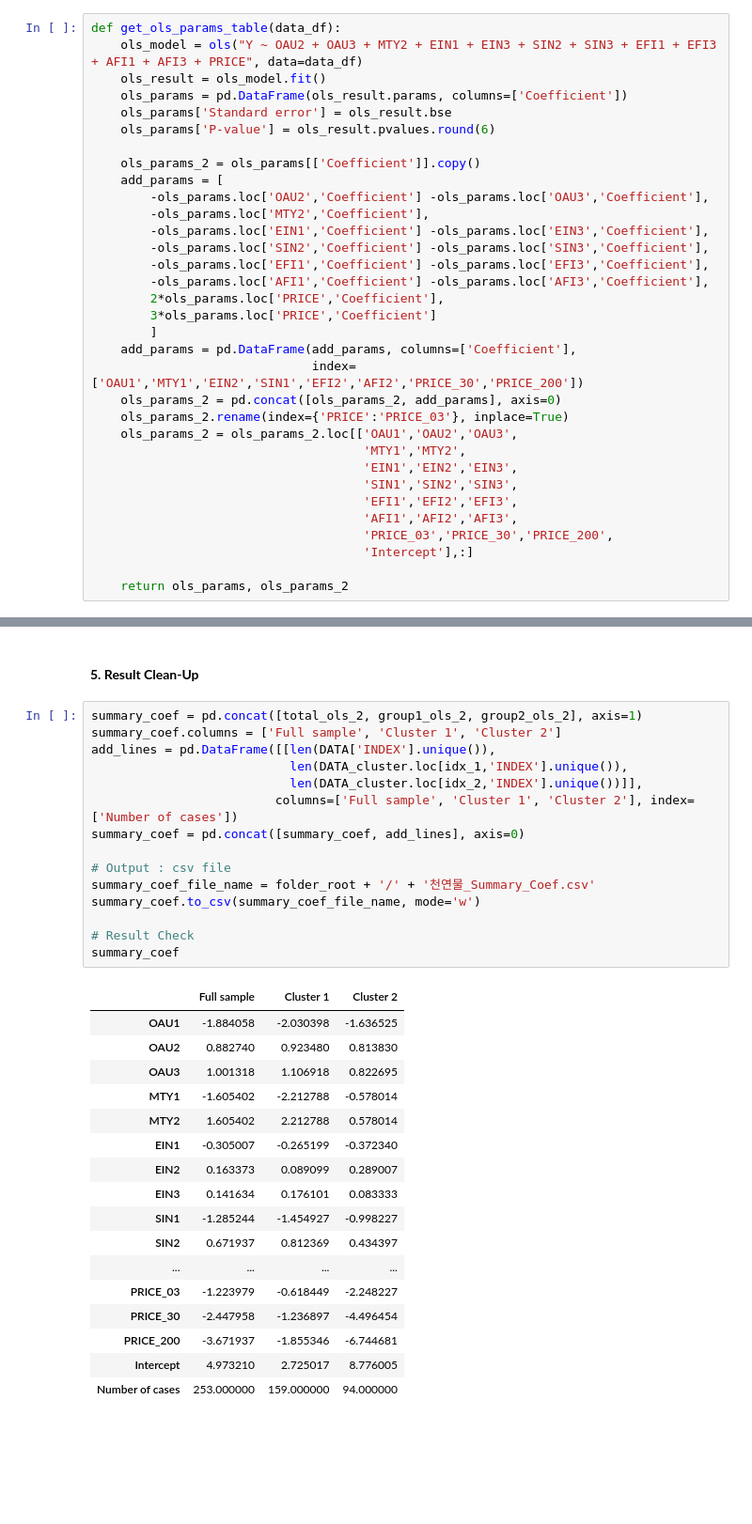
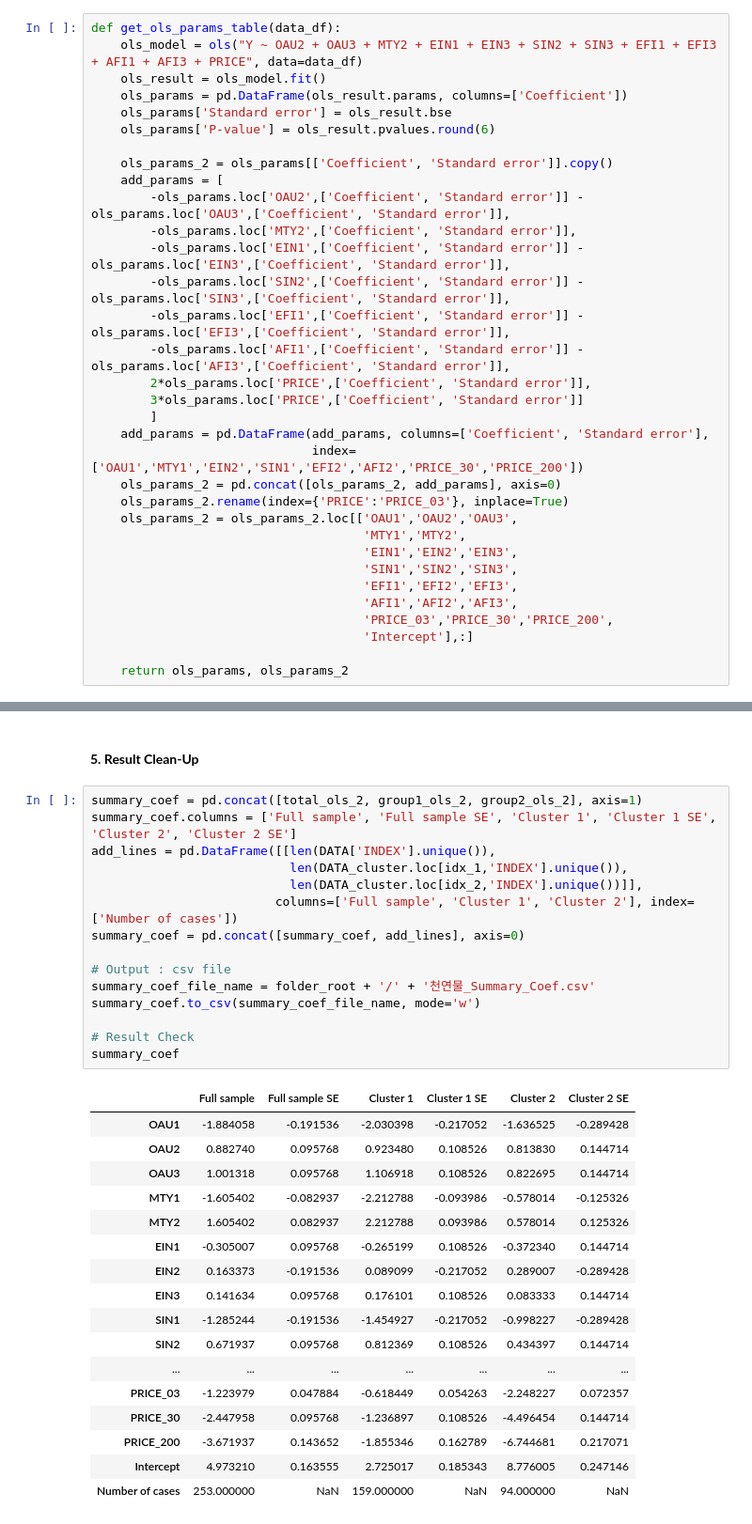
Before and after one commit to hyeondk/Bio-Economic-Value, a Jupyter notebook: 2. Analysis Code/2. Main Survey/5. 천연물 본설문_HB.ipynb, the cells around one changed output, grey strips where cells are left out. Shown at 94% size. Drawn from its saved outputs; the diff is of its cells as text; blank space fills up the shorter version.

Commit message:
Added SE value for the utility coefficient.

```diff
--- a/2. Analysis Code/2. Main Survey/5. 천연물 본설문_HB.ipynb
+++ b/2. Analysis Code/2. Main Survey/5. 천연물 본설문_HB.ipynb
@@ -81,18 +81,18 @@ def get_ols_params_table(data_df):
     ols_params['Standard error'] = ols_result.bse
     ols_params['P-value'] = ols_result.pvalues.round(6)
 
-    ols_params_2 = ols_params[['Coefficient']].copy()
+    ols_params_2 = ols_params[['Coefficient', 'Standard error']].copy()
     add_params = [
-        -ols_params.loc['OAU2','Coefficient'] -ols_params.loc['OAU3','Coefficient'],
-        -ols_params.loc['MTY2','Coefficient'],
-        -ols_params.loc['EIN1','Coefficient'] -ols_params.loc['EIN3','Coefficient'],
-        -ols_params.loc['SIN2','Coefficient'] -ols_params.loc['SIN3','Coefficient'],
-        -ols_params.loc['EFI1','Coefficient'] -ols_params.loc['EFI3','Coefficient'],
-        -ols_params.loc['AFI1','Coefficient'] -ols_params.loc['AFI3','Coefficient'],
-        2*ols_params.loc['PRICE','Coefficient'],
-        3*ols_params.loc['PRICE','Coefficient']
+        -ols_params.loc['OAU2',['Coefficient', 'Standard error']] -ols_params.loc['OAU3',['Coefficient', 'Standard error']],
+        -ols_params.loc['MTY2',['Coefficient', 'Standard error']],
+        -ols_params.loc['EIN1',['Coefficient', 'Standard error']] -ols_params.loc['EIN3',['Coefficient', 'Standard error']],
+        -ols_params.loc['SIN2',['Coefficient', 'Standard error']] -ols_params.loc['SIN3',['Coefficient', 'Standard error']],
+        -ols_params.loc['EFI1',['Coefficient', 'Standard error']] -ols_params.loc['EFI3',['Coefficient', 'Standard error']],
+        -ols_params.loc['AFI1',['Coefficient', 'Standard error']] -ols_params.loc['AFI3',['Coefficient', 'Standard error']],
+        2*ols_params.loc['PRICE',['Coefficient', 'Standard error']],
+        3*ols_params.loc['PRICE',['Coefficient', 'Standard error']]
         ]
-    add_params = pd.DataFrame(add_params, columns=['Coefficient'],
+    add_params = pd.DataFrame(add_params, columns=['Coefficient', 'Standard error'],
                               index=['OAU1','MTY1','EIN2','SIN1','EFI2','AFI2','PRICE_30','PRICE_200'])
     ols_params_2 = pd.concat([ols_params_2, add_params], axis=0)
     ols_params_2.rename(index={'PRICE':'PRICE_03'}, inplace=True)
@@ -308,34 +308,34 @@ group2_ols
 #### **5. Result Clean-Up**
 # %%
 summary_coef = pd.concat([total_ols_2, group1_ols_2, group2_ols_2], axis=1)
-summary_coef.columns = ['Full sample', 'Cluster 1', 'Cluster 2']
+summary_coef.columns = ['Full sample', 'Full sample SE', 'Cluster 1', 'Cluster 1 SE', 'Cluster 2', 'Cluster 2 SE']
 add_lines = pd.DataFrame([[len(DATA['INDEX'].unique()),
                            len(DATA_cluster.loc[idx_1,'INDEX'].unique()),
                            len(DATA_cluster.loc[idx_2,'INDEX'].unique())]],
                          columns=['Full sample', 'Cluster 1', 'Cluster 2'], index=['Number of cases'])
 summary_coef = pd.concat([summary_coef, add_lines], axis=0)
 
 # Output : csv file
 summary_coef_file_name = folder_root + '/' + '천연물_Summary_Coef.csv'
 summary_coef.to_csv(summary_coef_file_name, mode='w')
 
 # Result Check
 summary_coef
 # %% [output]
-|  | Full sample | Cluster 1 | Cluster 2 |
-| OAU1 | -1.884058 | -2.030398 | -1.636525 |
-| OAU2 | 0.882740 | 0.923480 | 0.813830 |
-| OAU3 | 1.001318 | 1.106918 | 0.822695 |
-| MTY1 | -1.605402 | -2.212788 | -0.578014 |
-| MTY2 | 1.605402 | 2.212788 | 0.578014 |
-| EIN1 | -0.305007 | -0.265199 | -0.372340 |
-| EIN2 | 0.163373 | 0.089099 | 0.289007 |
-| EIN3 | 0.141634 | 0.176101 | 0.083333 |
-| SIN1 | -1.285244 | -1.454927 | -0.998227 |
-| SIN2 | 0.671937 | 0.812369 | 0.434397 |
-| ... | ... | ... | ... |
-| PRICE_03 | -1.223979 | -0.618449 | -2.248227 |
-| PRICE_30 | -2.447958 | -1.236897 | -4.496454 |
-| PRICE_200 | -3.671937 | -1.855346 | -6.744681 |
-| Intercept | 4.973210 | 2.725017 | 8.776005 |
-| Number of cases | 253.000000 | 159.000000 | 94.000000 |
+|  | Full sample | Full sample SE | Cluster 1 | Cluster 1 SE | Cluster 2 | Cluster 2 SE |
+| OAU1 | -1.884058 | -0.191536 | -2.030398 | -0.217052 | -1.636525 | -0.289428 |
+| OAU2 | 0.882740 | 0.095768 | 0.923480 | 0.108526 | 0.813830 | 0.144714 |
+| OAU3 | 1.001318 | 0.095768 | 1.106918 | 0.108526 | 0.822695 | 0.144714 |
+| MTY1 | -1.605402 | -0.082937 | -2.212788 | -0.093986 | -0.578014 | -0.125326 |
+| MTY2 | 1.605402 | 0.082937 | 2.212788 | 0.093986 | 0.578014 | 0.125326 |
+| EIN1 | -0.305007 | 0.095768 | -0.265199 | 0.108526 | -0.372340 | 0.144714 |
+| EIN2 | 0.163373 | -0.191536 | 0.089099 | -0.217052 | 0.289007 | -0.289428 |
+| EIN3 | 0.141634 | 0.095768 | 0.176101 | 0.108526 | 0.083333 | 0.144714 |
+| SIN1 | -1.285244 | -0.191536 | -1.454927 | -0.217052 | -0.998227 | -0.289428 |
+| SIN2 | 0.671937 | 0.095768 | 0.812369 | 0.108526 | 0.434397 | 0.144714 |
+| ... | ... | ... | ... | ... | ... | ... |
+| PRICE_03 | -1.223979 | 0.047884 | -0.618449 | 0.054263 | -2.248227 | 0.072357 |
+| PRICE_30 | -2.447958 | 0.095768 | -1.236897 | 0.108526 | -4.496454 | 0.144714 |
+| PRICE_200 | -3.671937 | 0.143652 | -1.855346 | 0.162789 | -6.744681 | 0.217071 |
+| Intercept | 4.973210 | 0.163555 | 2.725017 | 0.185343 | 8.776005 | 0.247146 |
+| Number of cases | 253.000000 | NaN | 159.000000 | NaN | 94.000000 | NaN |
```
Also changed, not shown: parts of 2 cells of this notebook, 1 other file.
